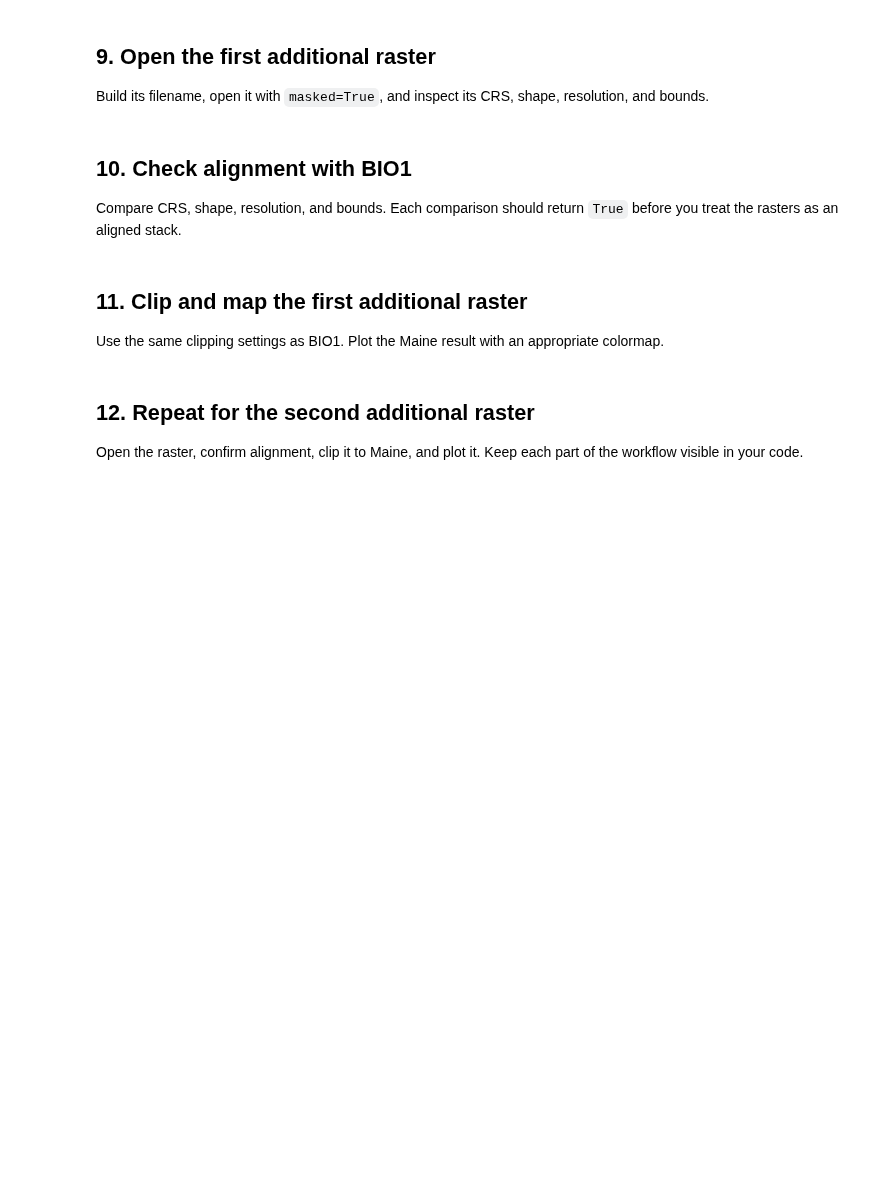
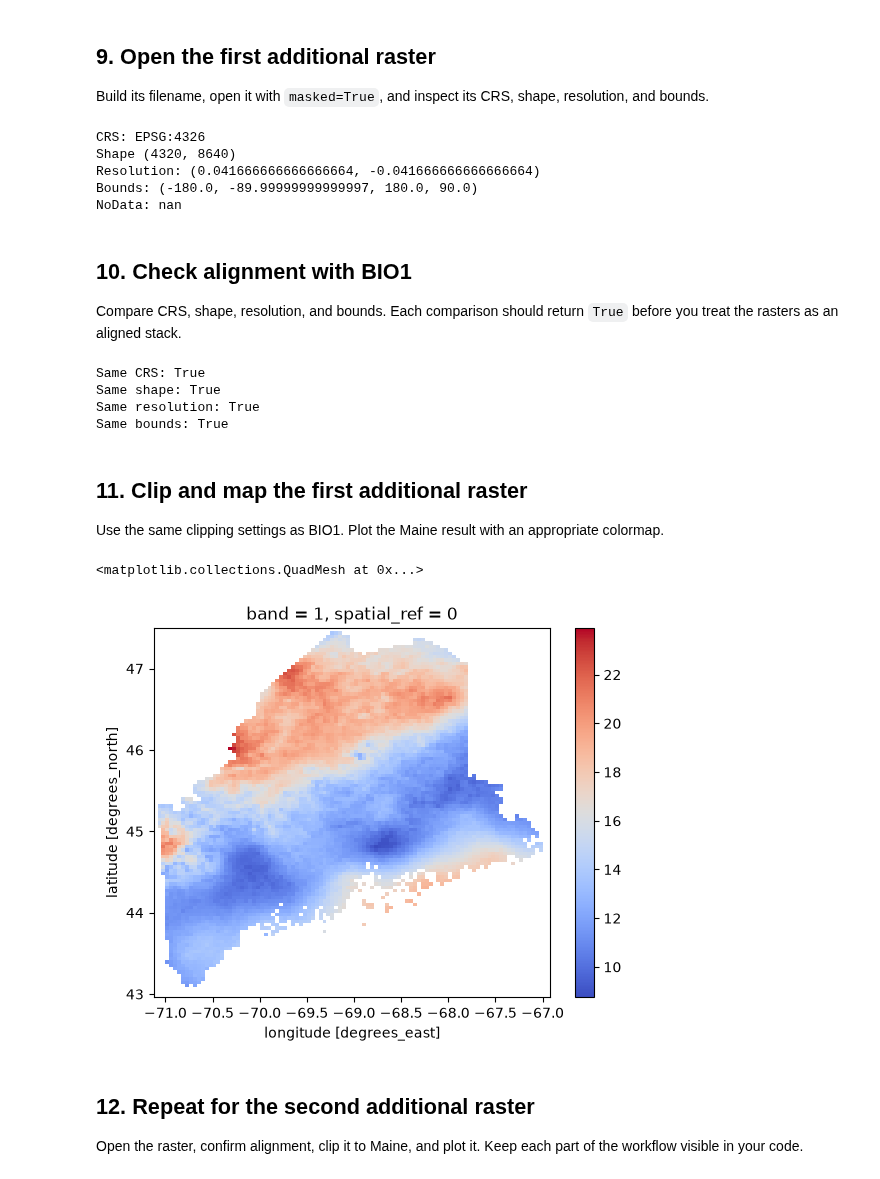
Before and after one commit to h-elle-borus/BIO597-SpatialBiodiversity, a Jupyter notebook: docs/assignments/Assignment-05-RasterData.ipynb, the cells around one changed output. Cells and saved outputs as stored; diff of their text form; code cells hidden in the pictures; blank space fills up the shorter version.

Commit message:
Complete raster data assignment

```diff
--- a/docs/assignments/Assignment-05-RasterData.ipynb
+++ b/docs/assignments/Assignment-05-RasterData.ipynb
@@ -120,19 +198,56 @@ Do not choose variables only because they are available. Give a short biological
 Build its filename, open it with `masked=True`, and inspect its CRS, shape, resolution, and bounds.
 # %%
 # Open your first additional raster.
+bio_15 = rxr.open_rasterio(
+    bioclim_path / "wc2.1_2.5m_bio_15.tif",
+    masked=True,
+)
+
 # Inspect its metadata.
+print("CRS:", bio_15.rio.crs) #describes projection
+print("Shape", bio_15.rio.shape)
+print("Resolution:", bio_15.rio.resolution()) #shows resolution
+print("Bounds:", bio_15.rio.bounds()) #defines lat/lon extent
+print("NoData:", bio_15.rio.nodata) #descriptor for N/As
+# %% [output]
+CRS: EPSG:4326
+Shape (4320, 8640)
+Resolution: (0.041666666666666664, -0.041666666666666664)
+Bounds: (-180.0, -89.99999999999997, 180.0, 90.0)
+NoData: nan
 # %% [markdown]
 ## 10. Check alignment with BIO1
 
 Compare CRS, shape, resolution, and bounds. Each comparison should return `True` before you treat the rasters as an aligned stack.
 # %%
 # Compare the first additional raster with bio1.
+print("Same CRS:", bio1.rio.crs == bio_15.rio.crs)
+print("Same shape:", bio1.shape == bio_15.shape)
+print("Same resolution:", bio1.rio.resolution() == bio_15.rio.resolution())
+print("Same bounds:", bio1.rio.bounds() == bio_15.rio.bounds())
+# %% [output]
+Same CRS: True
+Same shape: True
+Same resolution: True
+Same bounds: True
 # %% [markdown]
 ## 11. Clip and map the first additional raster
 
 Use the same clipping settings as BIO1. Plot the Maine result with an appropriate colormap.
 # %%
 # Clip, squeeze, and plot the first additional raster.
+bio15_maine = bio_15.rio.clip(
+    maine_boundary.geometry,
+    maine_boundary.crs,
+    drop=True,
+    from_disk=True,
+)
+
+bio15_maine = bio15_maine.squeeze()
+bio15_maine.plot(cmap="coolwarm")
+# %% [output]
+<matplotlib.collections.QuadMesh at 0x...>
+[figure, added]
 # %% [markdown]
 ## 12. Repeat for the second additional raster
 
```
Also changed, not shown: parts of 32 cells of this notebook.
